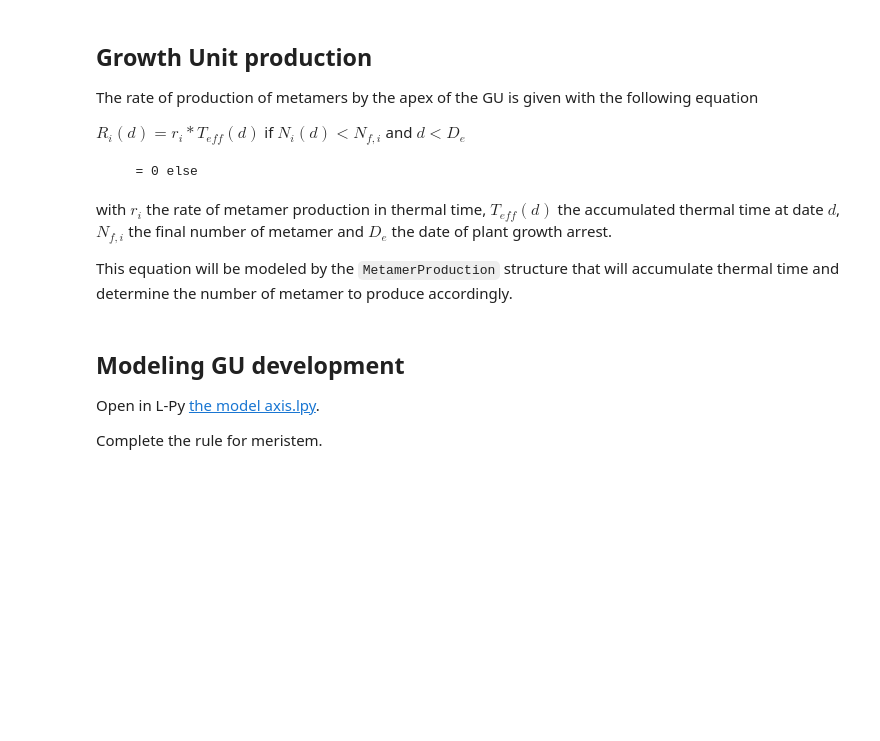
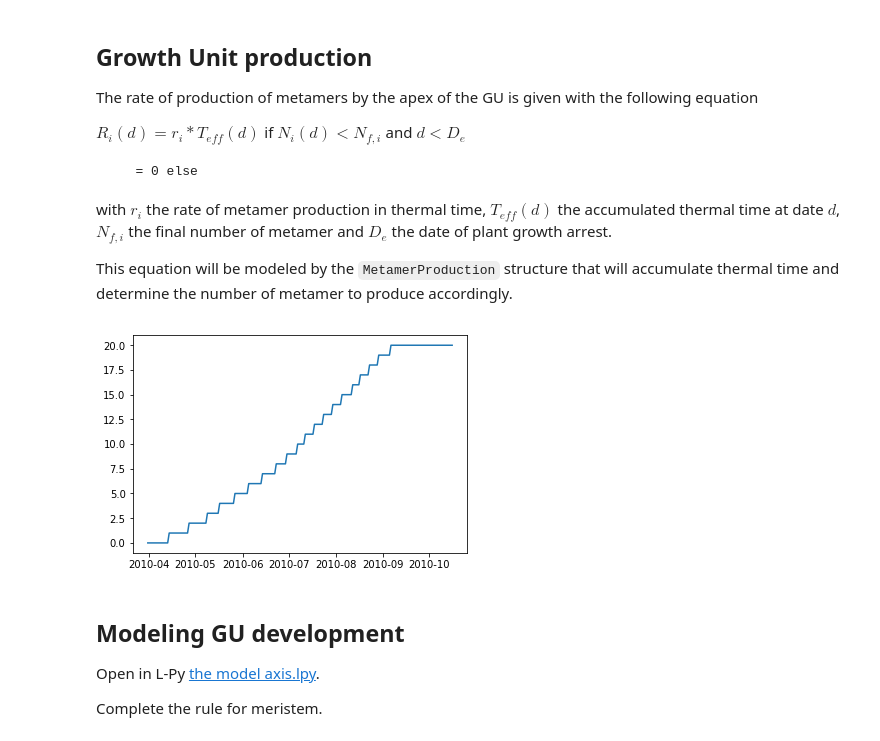
Before and after one commit to openalea-training/hmba312_training, a Jupyter notebook: simulation/Apple Tree Simulation - Organs.ipynb, the cells around one changed output. Drawn from its saved outputs; the diff is of its cells as text; code cells hidden in the pictures; blank space fills up the shorter version.

```diff
--- a/simulation/Apple Tree Simulation - Organs.ipynb
+++ b/simulation/Apple Tree Simulation - Organs.ipynb
@@ -225,6 +236,19 @@ class MetamerProduction:
         for i in xrange(1,(cdate-prevdate).days+1):
             sumi += self.accumulate(prevdate+timedelta(days=i))
         return sumi
+# %%
+from matplotlib.pyplot import *
+%matplotlib inline
+from numpy import cumsum
+
+m = MetamerProduction(0.01, 100)
+dates = [begdate+timedelta(days=i-1) for i in xrange(200)]
+production = cumsum([m.accumulate(d) for d in dates])
+
+plot(dates, production)
+show()
+# %% [output]
+[figure, added]
 # %% [markdown]
 ## Modeling GU development
 
```
Also changed, not shown: parts of 4 cells of this notebook, 9 other files.
